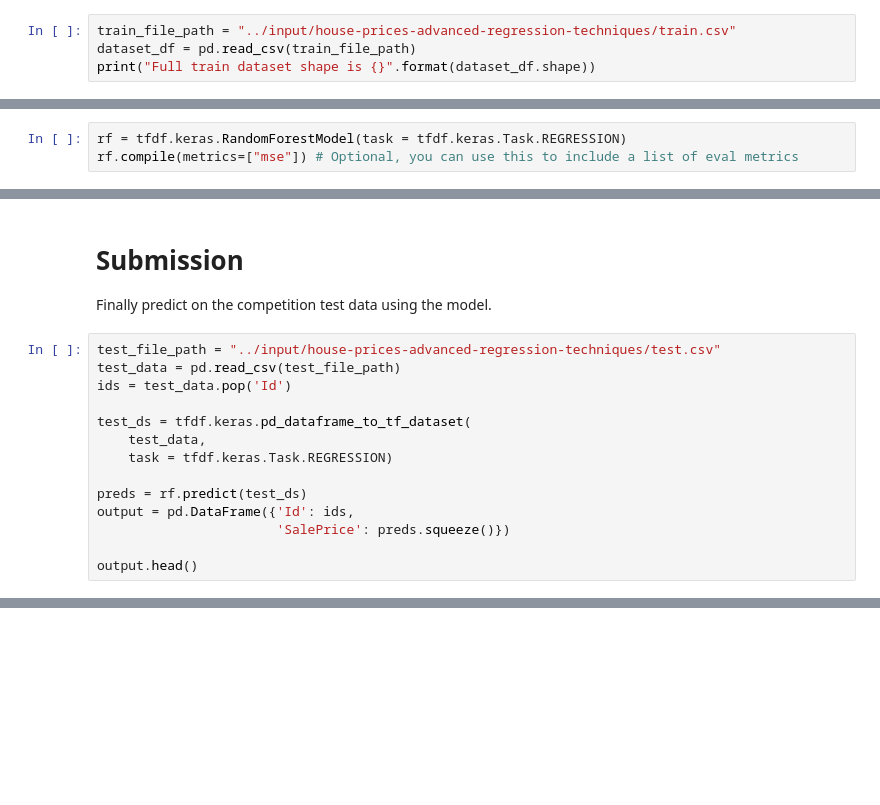
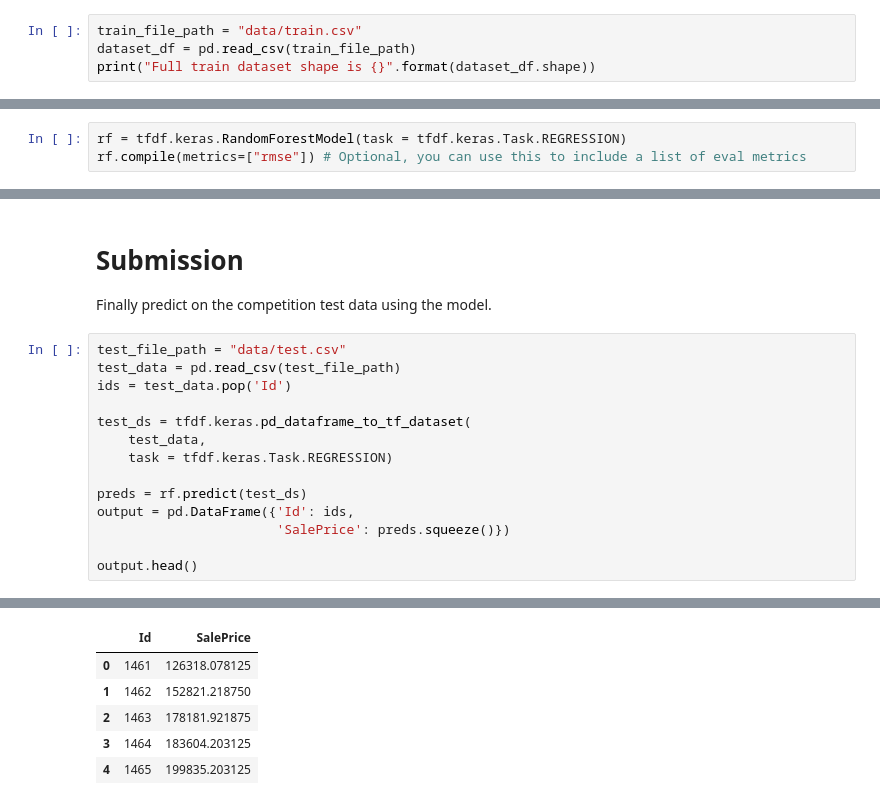
Before and after one commit to AlexeyKamaev/Kaggle-competition-1, a Jupyter notebook: house-prices-prediction-using-tfdf.ipynb, the cells around one changed output, grey strips where cells are left out. Saved outputs shown, nothing was run; the diff lists cells and outputs as text; blank space fills up the shorter version.

```diff
--- a/house-prices-prediction-using-tfdf.ipynb
+++ b/house-prices-prediction-using-tfdf.ipynb
@@ -47,6 +39,6 @@ print("TensorFlow Decision Forests v" + tfdf.__version__)
 # %% [markdown]
 ## Load the dataset
 # %%
-train_file_path = "../input/house-prices-advanced-regression-techniques/train.csv"
+train_file_path = "data/train.csv"
 dataset_df = pd.read_csv(train_file_path)
 print("Full train dataset shape is {}".format(dataset_df.shape))
@@ -145,4 +208,4 @@ Read more [here](https://www.tensorflow.org/decision_forests/api_docs/python/tfd
 Today, we will use the defaults to create the Random Forest Model while specifiyng the task type as `tfdf.keras.Task.REGRESSION`.
 # %%
 rf = tfdf.keras.RandomForestModel(task = tfdf.keras.Task.REGRESSION)
-rf.compile(metrics=["mse"]) # Optional, you can use this to include a list of eval metrics
+rf.compile(metrics=["rmse"]) # Optional, you can use this to include a list of eval metrics
@@ -243,7 +354,7 @@ plt.show()
 # Submission
 Finally predict on the competition test data using the model.
 # %%
-test_file_path = "../input/house-prices-advanced-regression-techniques/test.csv"
+test_file_path = "data/test.csv"
 test_data = pd.read_csv(test_file_path)
 ids = test_data.pop('Id')
 
@@ -256,3 +367,4 @@ output = pd.DataFrame({'Id': ids,
                        'SalePrice': preds.squeeze()})
 
 output.head()
+# %% [output]
@@ -259 +372,7 @@ output.head()
+|  | Id | SalePrice |
+| 0 | 1461 | 126318.078125 |
+| 1 | 1462 | 152821.218750 |
+| 2 | 1463 | 178181.921875 |
+| 3 | 1464 | 183604.203125 |
+| 4 | 1465 | 199835.203125 |
 # %%
```
Also changed, not shown: parts of 23 cells of this notebook, 7 other files.
